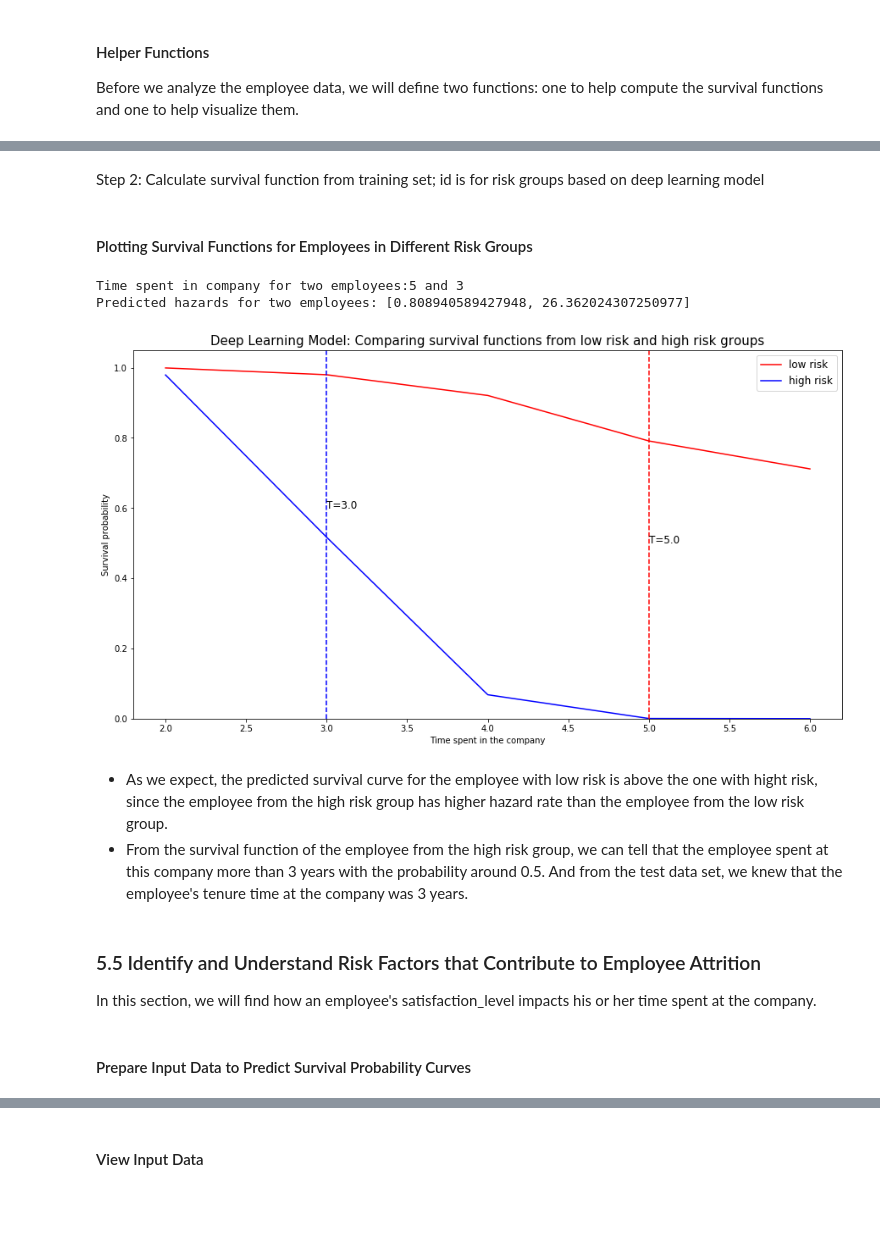
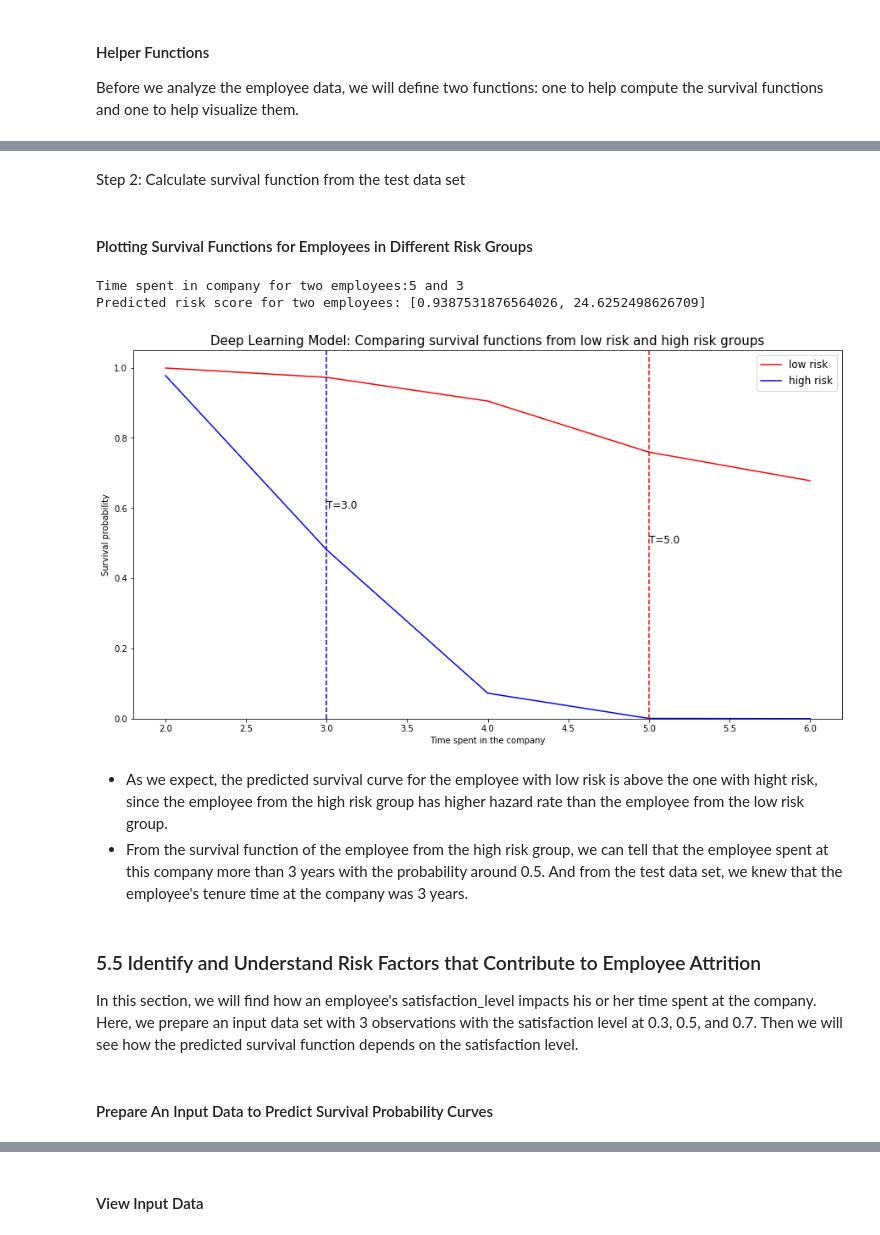
Before and after one commit to sassoftware/python-dlpy, a Jupyter notebook: examples/survival_analysis/Survival_Analysis_Employee_Churn_Analysis.ipynb, the cells around one changed output, grey strips where cells are left out. Cells and saved outputs as stored; diff of their text form; code cells hidden in the pictures; blank space fills up the shorter version.

```diff
--- a/examples/survival_analysis/Survival_Analysis_Employee_Churn_Analysis.ipynb
+++ b/examples/survival_analysis/Survival_Analysis_Employee_Churn_Analysis.ipynb
@@ -547,19 +522,14 @@ Note also, that we have already scored the test table and stored the results as
 # %%
-def dl_survival_function(df_baselineCumHazard, df_hazard, id=None):
-    if not isinstance(df_baselineCumHazard, SASDataFrame) and not isinstance(df_hazard, pd.DataFrame):
+def dl_survival_function(df_baselineCumHazard, df_risk):
+    if not isinstance(df_baselineCumHazard, SASDataFrame) and not isinstance(df_risk, pd.DataFrame):
         raise TypeError("inputs must be data frame!")
 
     # Create survival (DataFrame); calculate s (survival function) from baseline cumulative hazard.
     survival = pd.DataFrame()
     survival["Time"] = df_baselineCumHazard["Time"]
-    s = np.outer(-1*df_baselineCumHazard["CumHaz"],df_hazard["_DL_Pred_"])
+    s = np.outer(-1*df_baselineCumHazard["CumHaz"],df_risk["_DL_Pred_"])
     s = np.exp(s)
-
-    if isinstance(id, str):
-        idColumns = [id+'='+str(v) for v in df_hazard[id]]
-        s = pd.DataFrame(s,columns=idColumns)
-    else:
-        s = pd.DataFrame(s)
+    s = pd.DataFrame(s)
     survival = pd.concat([survival, s], axis=1)
     return survival
 # %% [markdown]
@@ -568,16 +538,16 @@ The function `plot_survival` requires as argument, the survival DataFrame we jus
 # %%
-def plot_survival(survival, hazard_df, modelName=None, id=None):
+def plot_survival(survival, df_risk, modelName=None, id=None):
 
     colors=['red','blue']
     if id is None:
         id=[0,1]
 
-    eventTimes = list(df_hazard[hazard_df.id==id[0]].time_spend_company) + list(hazard_df[hazard_df.id==id[1]].time_spend_company)
+    eventTimes = list(df_risk[df_risk.id==id[0]].time_spend_company) + list(df_risk[df_risk.id==id[1]].time_spend_company)
 
     print("Time spent in company for two employees:{} and {}".format(int(eventTimes[0]),int(eventTimes[1])))
-    predHazard = list(hazard_df[hazard_df.id==id[0]]._DL_Pred_) +  list(hazard_df[hazard_df.id==id[1]]._DL_Pred_)
+    predHazard = list(df_risk[df_risk.id==id[0]]._DL_Pred_) +  list(df_risk[df_risk.id==id[1]]._DL_Pred_)
 
-    print("Predicted hazards for two employees:",predHazard)
+    print("Predicted risk score for two employees:",predHazard)
     fig, ax = plt.subplots(figsize=(15, 8))
     plt.plot(survival.Time, survival[id[0]],color=colors[0],label='low risk')
     plt.plot(survival.Time, survival[id[1]],color=colors[1],label='high risk')
@@ -586,10 +556,10 @@ def plot_survival(survival, hazard_df, modelName=None, id=None):
     plt.axvline(x=eventTimes[1],  color=colors[1], ls ='--')
     i=0
     ax.annotate('T={:.1f}'.format(eventTimes[0]), xy=(eventTimes[0], 0.5*(1.+0.2*i)),
-            xytext=(eventTimes[0], 0.5*(1.+0.2*i)), fontsize=12)
+                xytext=(eventTimes[0], 0.5*(1.+0.2*i)), fontsize=12)
     i=1
     ax.annotate('T={:.1f}'.format(eventTimes[1]), xy=(eventTimes[1], 0.5*(1.+0.2*i)),
-            xytext=(eventTimes[1], 0.5*(1.+0.2*i)), fontsize=12)
+                xytext=(eventTimes[1], 0.5*(1.+0.2*i)), fontsize=12)
 
     title = "Comparing survival functions from {} groups".format("low risk and high risk")
     if isinstance(modelName, str):
@@ -607,5 +578,5 @@ Step One: Calculate the baseline cumulative hazard function from the training da
 # %%
-df_hazard = predicted_hazard.to_frame()
-df_baselineCum_hazard= pd.DataFrame(score_trainTbl["CumHazard"])
+score_trainTbl = surv_model.predict(trainTbl)
+df_baseline_cumhazard= pd.DataFrame(score_trainTbl["CumHazard"])
 # %% [markdown]
-Step 2: Calculate survival function from training set; id is for risk groups based on deep learning model
+Step 2: Calculate survival function from the test data set
@@ -614,19 +583,21 @@ dl_survival = dl_survival_function(df_baselineCum_hazard, df_hazard, id=None)
+# %%
+dl_survival = dl_survival_function(df_baseline_cumhazard, df_risk)
 # %% [markdown]
 #### Plotting Survival Functions for Employees in Different Risk Groups
 # %%
-plot_survival(dl_survival, df_hazard, modelName="Deep Learning Model",id=id)
+plot_survival(dl_survival, df_risk, modelName="Deep Learning Model",id=id)
 # %% [output]
 Time spent in company for two employees:5 and 3
-Predicted hazards for two employees: [0.808940589427948, 26.362024307250977]
+Predicted risk score for two employees: [0.9387531876564026, 24.6252498626709]
-[figure, old version]
+[figure, new version]
 # %% [markdown]
 - As we expect, the predicted survival curve for the employee with low risk is above the one with hight risk, since the employee from the high risk group has higher hazard rate than the employee from the low risk group.
 - From the survival function of the employee from the high risk group, we can tell that the employee spent at this company more than 3 years with the probability around 0.5. And from the test data set, we knew that the employee's tenure time at the company was 3 years.
 # %% [markdown]
 ### 5.5 Identify and Understand Risk Factors that Contribute to Employee Attrition <a id="predict-risk">
-In this section, we will find how an employee's satisfaction_level impacts his or her time spent at the company.
+In this section, we will find how an employee's satisfaction_level impacts his or her time spent at the company. Here, we prepare an input data set with 3 observations with the satisfaction level at 0.3, 0.5, and 0.7. Then we will see how the predicted survival function depends on the  satisfaction level.
 # %% [markdown]
-#### Prepare Input Data to Predict Survival Probability Curves
+#### Prepare An Input Data to Predict Survival Probability Curves
 # %%
 inputTbl = s.CASTable("input", replace=True)
 employee_id = df_high.id.iloc[1]
```
Also changed, not shown: parts of 41 cells of this notebook.
